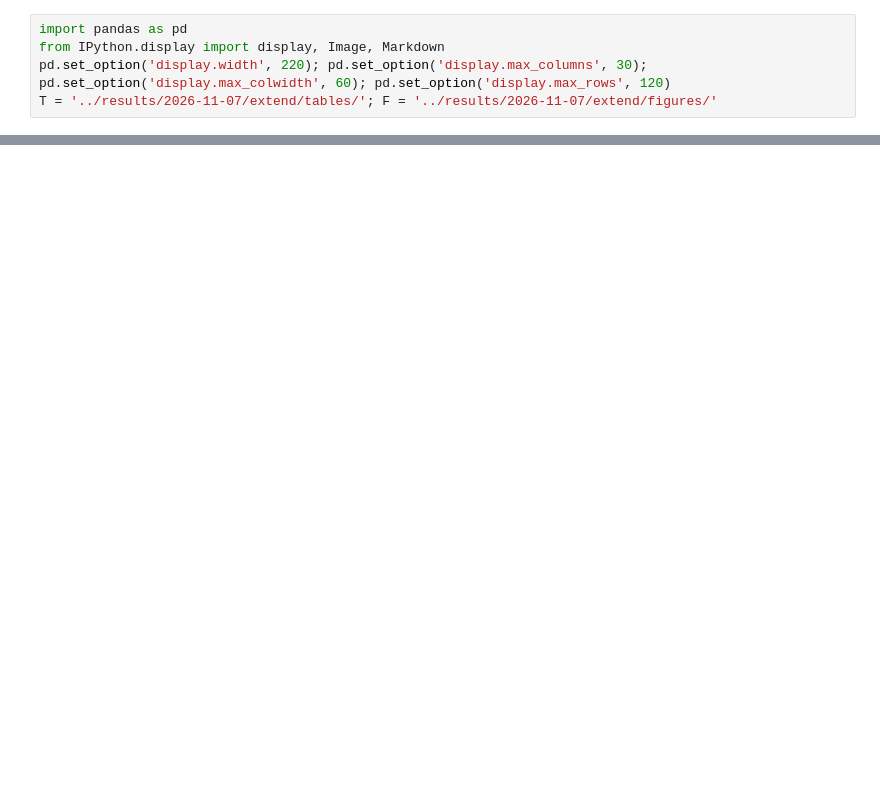
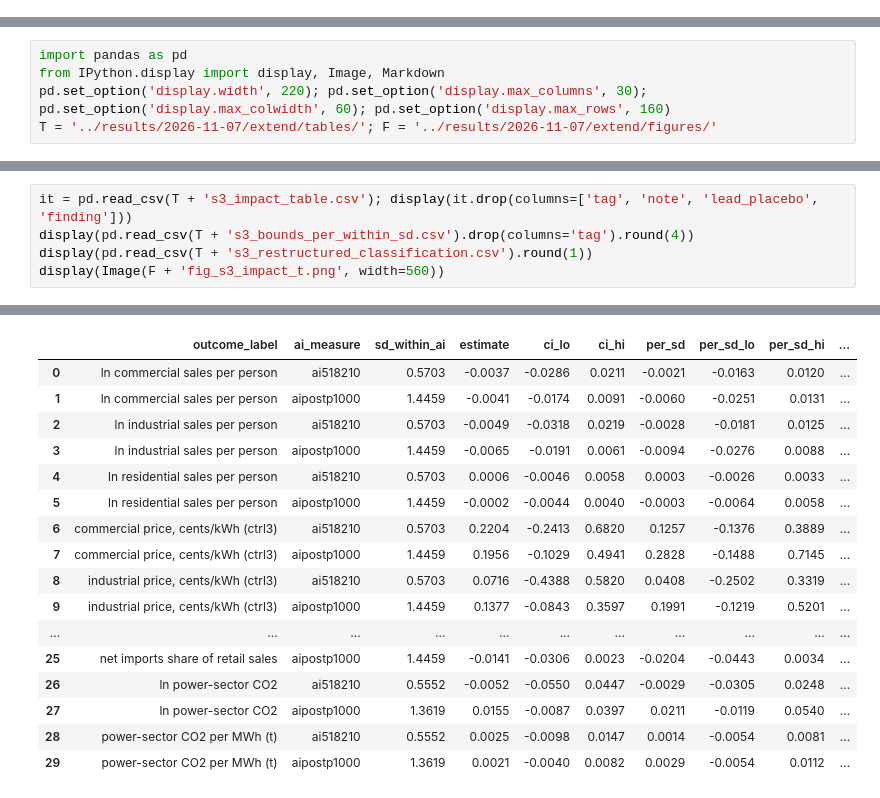
Before and after one commit to SHLEW06/econ499r-ai-renewables, a Jupyter notebook: notebooks/09_extend.ipynb, the cells around one changed output, grey strips where cells are left out. Saved outputs shown, nothing was run; the diff lists cells and outputs as text; blank space fills up the shorter version.

Commit message:
Notebook 09_extend: all sections incl. pass 2 and section 5, executed
Co-Authored-By: Claude Opus 5.5 <noreply@anthropic.com>

```diff
--- a/notebooks/09_extend.ipynb
+++ b/notebooks/09_extend.ipynb
@@ -9,5 +0,0 @@ Section 5 (a better AI measure) runs in pass 2.
-# %%
-import pandas as pd
-from IPython.display import display, Image, Markdown
-pd.set_option('display.width', 220); pd.set_option('display.max_columns', 30); pd.set_option('display.max_colwidth', 60); pd.set_option('display.max_rows', 120)
-T = '../results/2026-11-07/extend/tables/'; F = '../results/2026-11-07/extend/figures/'
@@ -310,0 +9,5 @@ Pending: pass 2.
+# %%
+import pandas as pd
+from IPython.display import display, Image, Markdown
+pd.set_option('display.width', 220); pd.set_option('display.max_columns', 30); pd.set_option('display.max_colwidth', 60); pd.set_option('display.max_rows', 160)
+T = '../results/2026-11-07/extend/tables/'; F = '../results/2026-11-07/extend/figures/'
@@ -310,0 +327,6 @@ Pending: pass 2.
+# %%
+it = pd.read_csv(T + 's3_impact_table.csv'); display(it.drop(columns=['tag', 'note', 'lead_placebo', 'finding']))
+display(pd.read_csv(T + 's3_bounds_per_within_sd.csv').drop(columns='tag').round(4))
+display(pd.read_csv(T + 's3_restructured_classification.csv').round(1))
+display(Image(F + 'fig_s3_impact_t.png', width=560))
+# %% [output]
@@ -310,0 +350,17 @@ Pending: pass 2.
+|  | outcome_label | ai_measure | sd_within_ai | estimate | ci_lo | ci_hi | per_sd | per_sd_lo | per_sd_hi | ... |
+| 0 | ln commercial sales per person | ai518210 | 0.5703 | -0.0037 | -0.0286 | 0.0211 | -0.0021 | -0.0163 | 0.0120 | ... |
+| 1 | ln commercial sales per person | aipostp1000 | 1.4459 | -0.0041 | -0.0174 | 0.0091 | -0.0060 | -0.0251 | 0.0131 | ... |
+| 2 | ln industrial sales per person | ai518210 | 0.5703 | -0.0049 | -0.0318 | 0.0219 | -0.0028 | -0.0181 | 0.0125 | ... |
+| 3 | ln industrial sales per person | aipostp1000 | 1.4459 | -0.0065 | -0.0191 | 0.0061 | -0.0094 | -0.0276 | 0.0088 | ... |
+| 4 | ln residential sales per person | ai518210 | 0.5703 | 0.0006 | -0.0046 | 0.0058 | 0.0003 | -0.0026 | 0.0033 | ... |
+| 5 | ln residential sales per person | aipostp1000 | 1.4459 | -0.0002 | -0.0044 | 0.0040 | -0.0003 | -0.0064 | 0.0058 | ... |
+| 6 | commercial price, cents/kWh (ctrl3) | ai518210 | 0.5703 | 0.2204 | -0.2413 | 0.6820 | 0.1257 | -0.1376 | 0.3889 | ... |
+| 7 | commercial price, cents/kWh (ctrl3) | aipostp1000 | 1.4459 | 0.1956 | -0.1029 | 0.4941 | 0.2828 | -0.1488 | 0.7145 | ... |
+| 8 | industrial price, cents/kWh (ctrl3) | ai518210 | 0.5703 | 0.0716 | -0.4388 | 0.5820 | 0.0408 | -0.2502 | 0.3319 | ... |
+| 9 | industrial price, cents/kWh (ctrl3) | aipostp1000 | 1.4459 | 0.1377 | -0.0843 | 0.3597 | 0.1991 | -0.1219 | 0.5201 | ... |
+| ... | ... | ... | ... | ... | ... | ... | ... | ... | ... | ... |
+| 25 | net imports share of retail sales | aipostp1000 | 1.4459 | -0.0141 | -0.0306 | 0.0023 | -0.0204 | -0.0443 | 0.0034 | ... |
+| 26 | ln power-sector CO2 | ai518210 | 0.5552 | -0.0052 | -0.0550 | 0.0447 | -0.0029 | -0.0305 | 0.0248 | ... |
+| 27 | ln power-sector CO2 | aipostp1000 | 1.3619 | 0.0155 | -0.0087 | 0.0397 | 0.0211 | -0.0119 | 0.0540 | ... |
+| 28 | power-sector CO2 per MWh (t) | ai518210 | 0.5552 | 0.0025 | -0.0098 | 0.0147 | 0.0014 | -0.0054 | 0.0081 | ... |
+| 29 | power-sector CO2 per MWh (t) | aipostp1000 | 1.3619 | 0.0021 | -0.0040 | 0.0082 | 0.0029 | -0.0054 | 0.0112 | ... |
```
Also changed, not shown: parts of 43 cells of this notebook.
